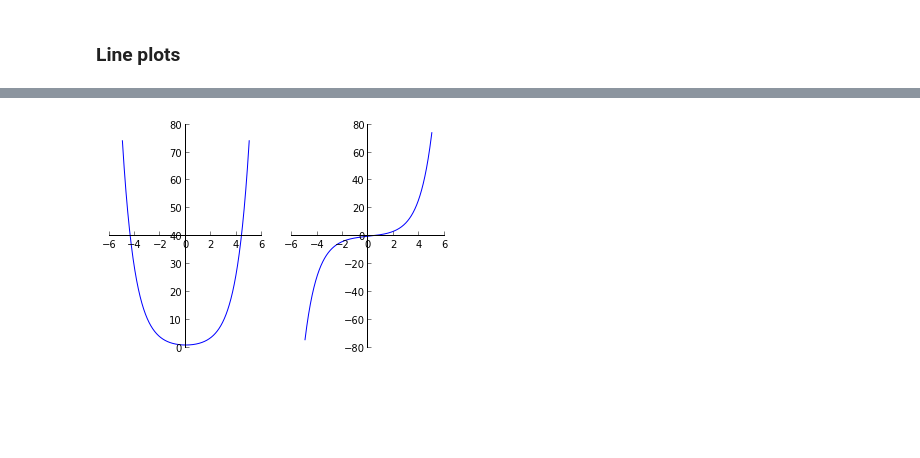
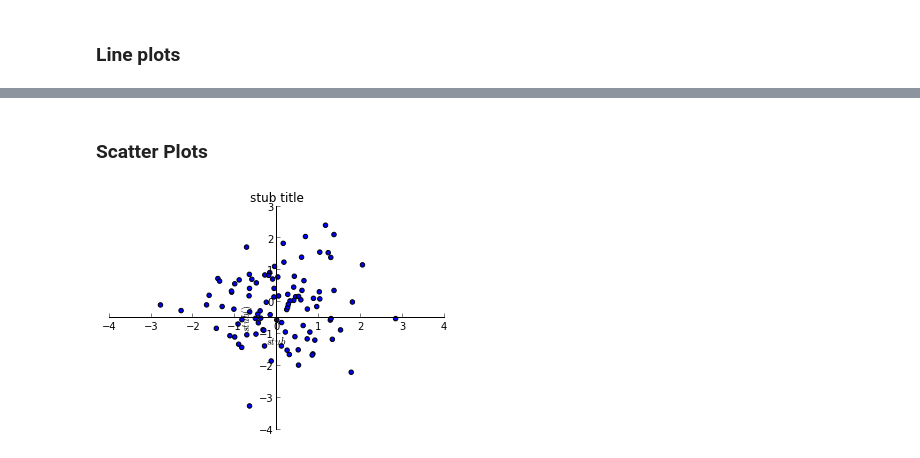
Before and after one commit to jvanatta/particle-tracks, a Jupyter notebook: PlotTemplates.ipynb, the cells around one changed output, grey strips where cells are left out. Cells and saved outputs as stored; diff of their text form; code cells hidden in the pictures; blank space fills up the shorter version.

```diff
--- a/PlotTemplates.ipynb
+++ b/PlotTemplates.ipynb
@@ -32,41 +97,49 @@ plt.show()
+# %% [markdown]
+### Scatter Plots
+# %%
+n = 100
+x = random.normal(0,1,n)
+y = random.normal(0,1,n)
 # %%
+fig = plt.figure()
+ax = fig.add_subplot(1,1,1)
 
+#title
+ax.set_title('stub title')
 
-
-
-
-fig = plt.figure(1)
-
-ax = plt.subplot(121)
-plt.plot(y, E)
-
-#ax = fig.gca()
-ax.set_title('')
+#spines, aka axis
 ax.spines['left'].set_position('center')
 ax.spines['right'].set_color('none')
 ax.spines['bottom'].set_position('center')
 ax.spines['top'].set_color('none')
-#ax.spines['left'].set_smart_bounds(False)
-#ax.spines['bottom'].set_smart_bounds(False)
+
+#tick marks
 ax.xaxis.set_ticks_position('bottom')
 ax.yaxis.set_ticks_position('left')
 
-plt.subplot(122)
-plt.plot(y, mp)
+#axis labels
+plt.xlabel("$stub$")
+plt.ylabel("$stub()$")
 
-ax = fig.gca()
-ax.set_title('')
+#title
+ax.set_title('stub title')
+
+#spines, aka axis
 ax.spines['left'].set_position('center')
 ax.spines['right'].set_color('none')
 ax.spines['bottom'].set_position('center')
 ax.spines['top'].set_color('none')
-#ax.spines['left'].set_smart_bounds(False)
-#ax.spines['bottom'].set_smart_bounds(False)
+
+#tick marks
 ax.xaxis.set_ticks_position('bottom')
 ax.yaxis.set_ticks_position('left')
 
+#axis labels
+plt.xlabel("$stub$")
+plt.ylabel("$stub()$")
 
-
+#call scatter() instead of plot()
+plt.scatter(x,y)
 plt.show()
 # %% [output]
-[figure, old version]
+[figure, new version]
```
Also changed, not shown: parts of 4 cells of this notebook, 2 other files.
